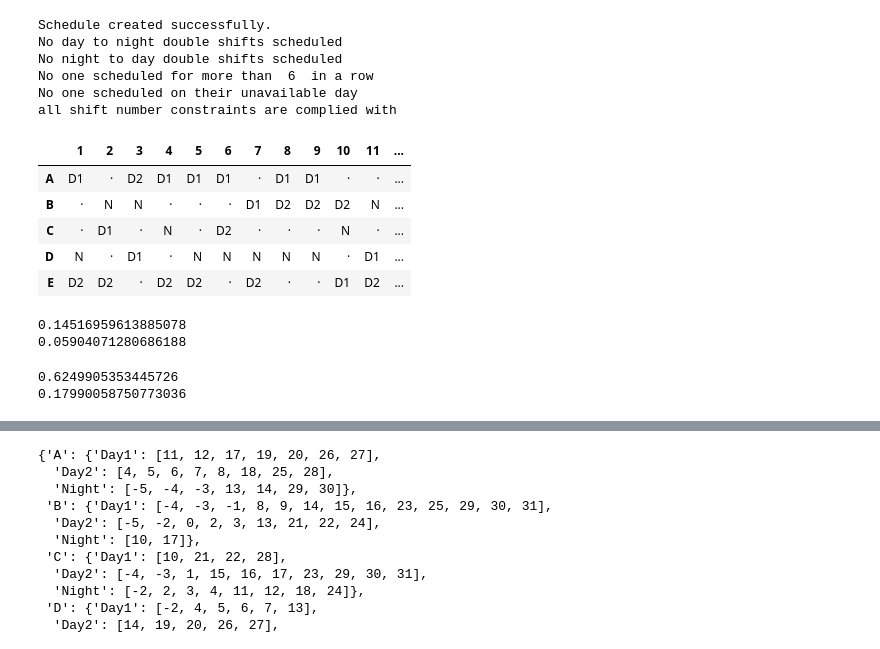
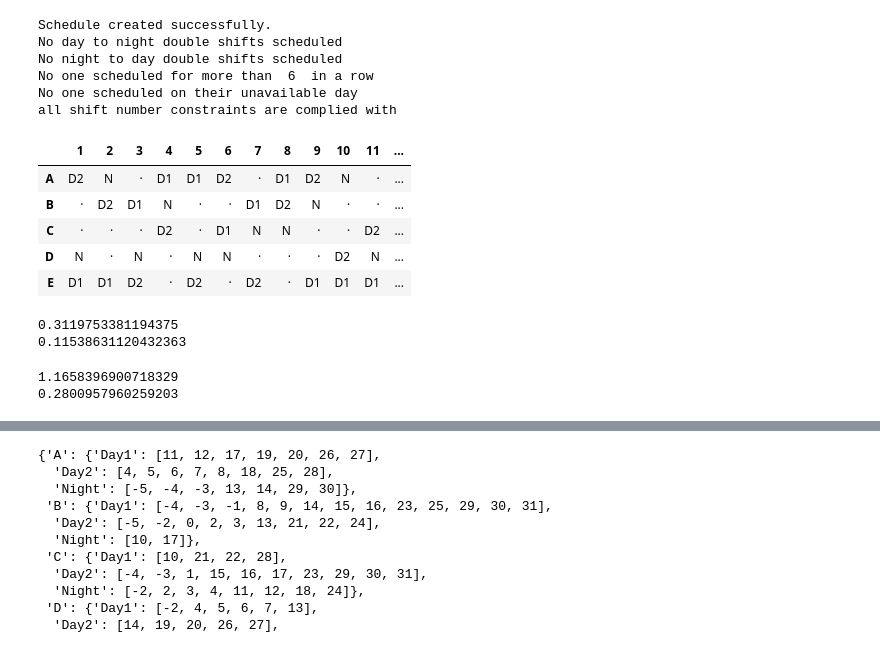
Before and after one commit to stewardrm/doctor_scheduler, a Jupyter notebook: ignore_me.ipynb, the cells around one changed output, grey strips where cells are left out. Saved outputs shown, nothing was run; the diff lists cells and outputs as text; code cells hidden in the pictures.

```diff
--- a/ignore_me.ipynb
+++ b/ignore_me.ipynb
@@ -3,6 +3,7 @@ import random
 import copy
 import pandas as pd
 import math
+import statistics
 
 max_days_in_row=6
 start=1
@@ -116,6 +117,8 @@ def is_schedule_legal(schedule, doctor_shifts, days_unavail, max_days_in_row,dis
             tot_prev_shifts[doc]=0
     if has_consecutive_shifts(schedule):
         return False, f"Doctor scheduled for three consecutive shifts."
+    if check_min_shift_types(schedule):
+        return False, f"Doctor does not have correct number of shift_types."
     flattened=flatten_schedule(schedule)
     for flattened_sched in flattened.values():
         if check_max_consec_days(flattened_sched, num_days_in_month, max_days_in_row):
@@ -237,6 +240,14 @@ def doctor_schedule_pattern_score(numbers,num_days_in_month):  #takes in value o
             off_days_score=off_days_score+2
 
     return work_days_score,off_days_score
+
+def num_d2_shift_score(schedule):
+    d2s=[]
+    for doc in schedule:
+        d2s.append(len(schedule[doc]['Day2'])-num_shifts_prev_month(schedule[doc]['Day2']))
+    var=statistics.variance(d2s)
+    var=var/.5
+    return var
 
 
 def schedule_pattern_loss(num_days_in_month,doctor_schedules):  #uses above two functions
@@ -442,8 +453,8 @@ def assign_shifts(calendar, scheduler, doctor_shifts, days_unavail,tot_prev_shif
                 print("Cannot create schedule.")
                 return
 
-        doctor = random.choice(eligible_doctors)
-        scheduler[doctor][shift_type].append(day)
+        doc=fewest_shifts(scheduler,shift_type, eligible_doctors)
+        scheduler[doc][shift_type].append(day)
         remaining_shifts.remove((day, shift_type))
 
     print("Schedule created successfully.")
@@ -501,6 +512,30 @@ def print_horizontal(doctor_schedules, num_days_in_month):
 
     return df.style.applymap(color_schedule)
 
+##new
+def num_shifts_prev_month(shift_dates):
+    num_shifts = sum(1 for element in shift_dates if element < 1)
+    return num_shifts
+
+def fewest_shifts(schedule,shift,eligible_doctors):
+    fewest=100
+    for doc in eligible_doctors:
+        num_shifts=len(schedule[doc][shift])-num_shifts_prev_month(schedule[doc][shift])
+        if num_shifts<fewest:
+            return_doc=doc
+            fewest=num_shifts
+    return return_doc
+
+def check_min_shift_types(schedule):
+    for doc in schedule:
+        for shift in schedule[doc]:
+            num_shifts=len(schedule[doc][shift])-num_shifts_prev_month(schedule[doc][shift])
+            if num_shifts<doctor_shift_types[doc][shift][0] or num_shifts>doctor_shift_types[doc][shift][1] :
+                return True
+    return False
+
+##
+
 ###stats
 def calculate_percentage_days_off(schedule, req_days_off):
     percentages = {}
@@ -532,7 +567,10 @@ def calculate_percentage_days_off(schedule, req_days_off):
 
 def actual_vs_requested_shifts(schedule,ideal_num_shifts,tot_prev_shifts):
     for each in schedule:
-        print(each," req:",ideal_num_shifts[each]," actual shifts:",count_total_shifts(doctor_schedules[each])-tot_prev_shifts[each])
+        d1=len(schedule[each]['Day1'])-num_shifts_prev_month(schedule[each]['Day1'])
+        d2=len(schedule[each]['Day2'])-num_shifts_prev_month(schedule[each]['Day2'])
+        night=len(schedule[each]['Night'])-num_shifts_prev_month(schedule[each]['Night'])
+        print(each," req:",ideal_num_shifts[each]," actual shifts:",count_total_shifts(doctor_schedules[each])-tot_prev_shifts[each], "Day1: ",d1," Day2: ",d2," Night: ",night)
 
 def percentage_of_preferred_shift(schedule,shift_type_pref):
     for each in schedule:
@@ -543,38 +581,39 @@ def percentage_of_preferred_shift(schedule,shift_type_pref):
         if shift_type_pref[each]=="Night":
             per=night_count/(night_count+d1_count+d2_count)
         else:
             per=(d1_count+d2_count)/(night_count+d1_count+d2_count)
 
         print(each," percent of preferred shifts to actual shifts: ",per)
 
 
 num_days_in_month = 31  # Adjust as needed
 doctor_shifts = {"A": [5, 21], "B": [5, 21], "C": [5, 21], "D": [5, 21], "E": [5, 21]}
+doctor_shift_types={"A": {'Day1':[5,20], 'Day2':[0,20],'Night':[5,20]},"B": {'Day1':[5,20], 'Day2':[0,20],'Night':[5,20]},"C": {'Day1':[5,20], 'Day2':[0,20],'Night':[5,20]},"D": {'Day1':[5,20], 'Day2':[0,20],'Night':[5,20]},"E": {'Day1':[5,20], 'Day2':[0,20],'Night':[5,20]}}
 ideal_num_shifts = {"A": 18, "B": 18, "C": 18, "D": 18, "E": 18}
 #days_unavail = {"A": {"Day": [], "Night": []}, "B": {"Day": [], "Night": []}, "C": {"Day":[],"Night":[]}, "D": {"Day":[],"Night":[]}, "E": {"Day": [30], "Night": [30]}}
 days_unavail = {"A": {"Day": [], "Night": []}, "B": {"Day": [], "Night": []}, "C": {"Day":[15],"Night":[]}, "D": {"Day":[],"Night":[15]}, "E": {"Day": [15], "Night": [15]}}
 
 req_days_off = {"A": {"Day": [1,2,3], "Night": [1,2,3]}, "B": {"Day": [4,5,6], "Night": [4,5,6]}, "C": {"Day":[7,8,9],"Night":[7,8,9]}, "D": {"Day":[10,11,12],"Night":[10,11,12]}, "E": {"Day": [13,14,15], "Night": [13,14,15]}}
 shift_type_pref={"A": "Day", "B": "Day", "C": "Day", "D": "Night", "E": "Night"}
 monthly_calendar, doctor_schedules, doctor_shifts, tot_prev_shifts = initialize_monthly_scheduler(num_days_in_month, doctor_shifts,prev_month)
 assign_shifts(monthly_calendar, doctor_schedules, doctor_shifts, days_unavail,tot_prev_shifts)
 #print_schedule(monthly_calendar, doctor_schedules)
 df=print_horizontal(doctor_schedules,num_days_in_month)
 is_schedule_legal(doctor_schedules, doctor_shifts, days_unavail,max_days_in_row,True,tot_prev_shifts)
 df
 # %% [output]
 Schedule created successfully.
 No day to night double shifts scheduled
 No night to day double shifts scheduled
 No one scheduled for more than  6  in a row
 No one scheduled on their unavailable day
 all shift number constraints are complied with
 |  | 1 | 2 | 3 | 4 | 5 | 6 | 7 | 8 | 9 | 10 | 11 | ... |
-| A | D1 | · | D2 | D1 | D1 | D1 | · | D1 | D1 | · | · | ... |
-| B | · | N | N | · | · | · | D1 | D2 | D2 | D2 | N | ... |
-| C | · | D1 | · | N | · | D2 | · | · | · | N | · | ... |
-| D | N | · | D1 | · | N | N | N | N | N | · | D1 | ... |
-| E | D2 | D2 | · | D2 | D2 | · | D2 | · | · | D1 | D2 | ... |
+| A | D2 | N | · | D1 | D1 | D2 | · | D1 | D2 | N | · | ... |
+| B | · | D2 | D1 | N | · | · | D1 | D2 | N | · | · | ... |
+| C | · | · | · | D2 | · | D1 | N | N | · | · | D2 | ... |
+| D | N | · | N | · | N | N | · | · | · | D2 | N | ... |
+| E | D1 | D1 | D2 | · | D2 | · | D2 | · | D1 | D1 | D1 | ... |
 # %%
 #cur_loss = schedule_pattern_loss(1, 31, doctor_schedules)
 #cur_loss=req_daysoff_score(doctor_schedules, req_days_off)
@@ -613,8 +652,8 @@ for i in range(total_iterations):
 
 print(cur_loss)
 # %% [output]
-0.14516959613885078
-0.05904071280686188
+0.3119753381194375
+0.11538631120432363
 # %%
 #cur_loss = schedule_pattern_loss(1, 31, doctor_schedules)
 #cur_loss=req_daysoff_score(doctor_schedules, req_days_off)
@@ -625,11 +664,13 @@ pattern_loss = schedule_pattern_loss(31, doctor_schedules)
 req_daysoff_loss=req_daysoff_score(doctor_schedules, req_days_off)
 num_shift_var_loss=shift_variation_score(doctor_schedules,ideal_num_shifts,tot_prev_shifts)
 prefer_shift_loss=shifttype_pref_score(doctor_schedules,shift_type_pref)
-cur_loss=weight[0]*(pattern_loss-35)/(235-35)+weight[1]*req_daysoff_loss/25+weight[2]*num_shift_var_loss/25+weight[3]*prefer_shift_loss/3.5
+d2_shift_score=num_d2_shift_score(doctor_schedules)
+
+cur_loss=d2_shift_score+weight[0]*(pattern_loss-35)/(235-35)+weight[1]*req_daysoff_loss/25+weight[2]*num_shift_var_loss/25+weight[3]*prefer_shift_loss/3.5
 print(cur_loss)
 
 # Total iterations and initial modifications
-total_iterations = 1000000
+total_iterations = 100000
 initial_modifications = 10
 
 temperature=90
@@ -670,8 +711,8 @@ for i in range(total_iterations):
 
 print(cur_loss)
 # %% [output]
-0.6249905353445726
-0.17990058750773036
+1.1658396900718329
+0.2800957960259203
 # %%
 print_horizontal(doctor_schedules,num_days_in_month)
 # %% [output]
```
Also changed, not shown: parts of 21 cells of this notebook, 3 other files.
